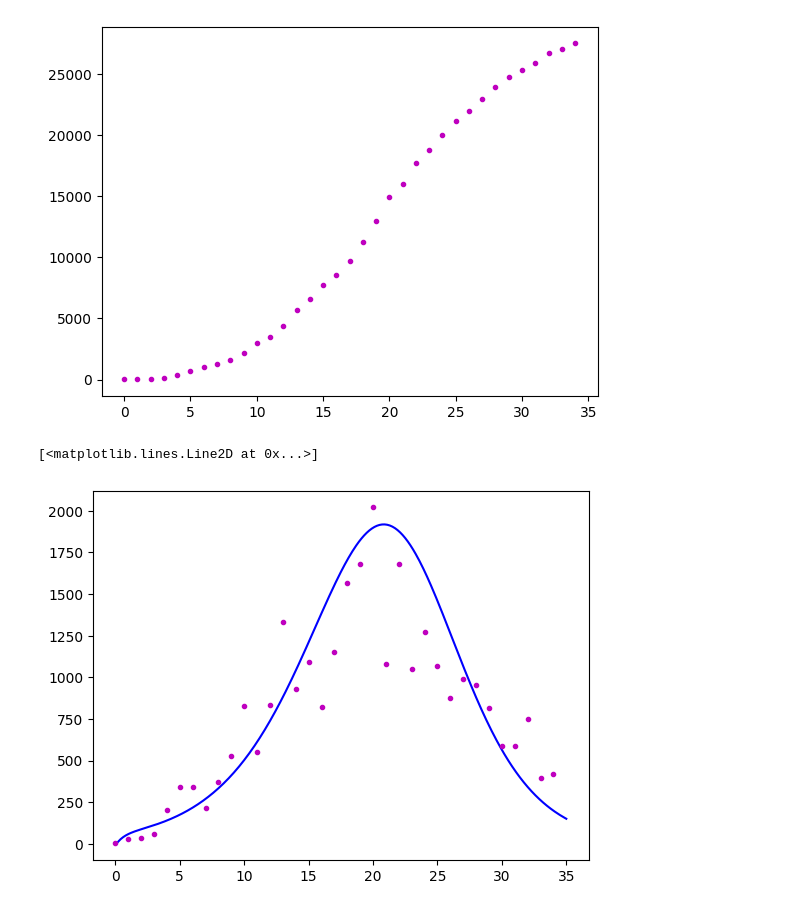
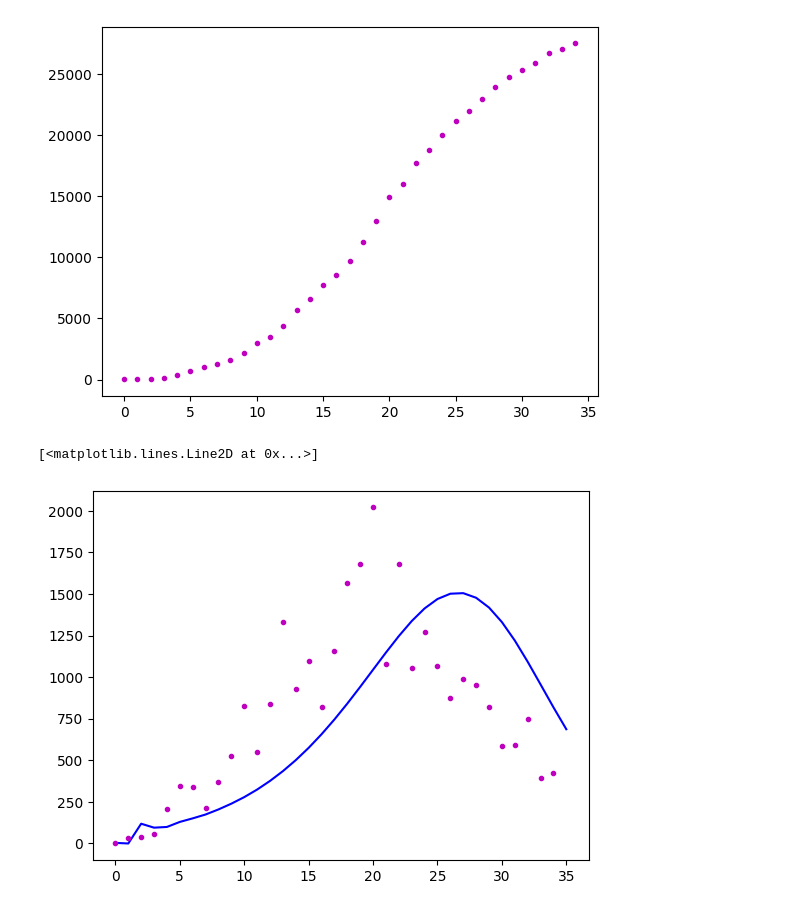
Before and after one commit to AndreiAf02/Math574_Project, a Jupyter notebook: Cholera_Fitter_V1.ipynb, the cells around one changed output. Saved outputs shown, nothing was run; the diff lists cells and outputs as text; code cells hidden in the pictures.

```diff
--- a/Cholera_Fitter_V1.ipynb
+++ b/Cholera_Fitter_V1.ipynb
@@ -45,26 +45,30 @@ plt.plot(data_cholera['Zimb_cumul'], 'm.')
 [<matplotlib.lines.Line2D at 0x...>]
 [figure]
 # %%
-dt=0.1
+dt=1
 max_time = 35
 times = np.linspace(0,max_time,int(max_time/dt)+1)
 p=0.90
 pop = 350000
 
+
+#a_val      Gamma   q_1    q_2         SumSq
+#0.000045    1.0    0.09  0.009      1.807345e+06
+
 c = 10000
 c_s=0
 c_h=0
 c_f = 0
-a = 0.0000375
+a = 0.000045
 # a =3.72385744*10**(-9);
 # xi = 0.964650025330277;
 
-gamma = 0.96
+gamma = 1.0
 d = 0.2
 
 
-q_1 = 0.05
-q_2 = 0.019
+q_1 = 0.09
+q_2 = 0.009
 
 time = np.zeros(len(times))
 S = np.zeros(len(times))
@@ -76,34 +80,34 @@ alph = np.zeros(len(times))
 
 time[0] = 0
 B[0]=10075
 I[0] = 3.
 S[0] = pop - I[0]
 A[0] = 0
 
 for t in range(len(times)-1):
     # print(t)
 #     t = int(t)
     time[t+1] = time[t] + dt
     alph[t+1]=np.piecewise(B[t], [B[t] < c, B[t] >= c], [0, a*(B[t]-c)])
     S[t+1] = S[t]+(-(1-c_s)*(1-c_h)*alph[t]*S[t])*dt
     B[t+1] = B[t]+(q_1*I[t]+q_2*A[t])*dt
     I[t+1] = I[t] + dt*((1-p)*(1-c_s)*(1-c_h)*alph[t]*S[t]  - (gamma+d)*I[t])
     A[t+1] = A[t] + dt*(p*(1-c_s)*(1-c_h)*alph[t]*S[t]  - gamma*A[t])
 
 Solution = pd.DataFrame()
 Solution['time'] = times
 Solution['S(t)'] = S
 Solution['I(t)'] = I
 Solution['A(t)'] = A
 Solution['B(t)'] = B
 
 
 plt.plot(Solution['time'], Solution['I(t)'], 'b-')
 plt.plot(data_cholera['Zimbabwe'], 'm.')
 # print(B[:100], A[:100])
 # %% [output]
 [<matplotlib.lines.Line2D at 0x...>]
-[figure, old version]
+[figure, new version]
 # %%
 def Cholera_model(y,t, a_val, gamma, d, q_1, q_2, p, thresh):
     S,I,A,B=y
```
Also changed, not shown: parts of 6 cells of this notebook.
